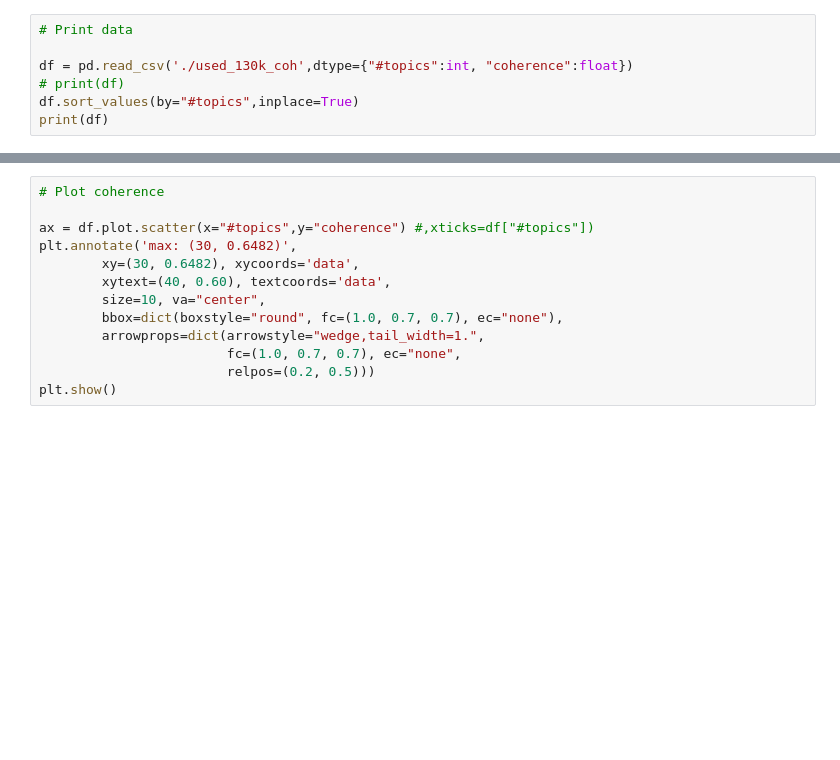
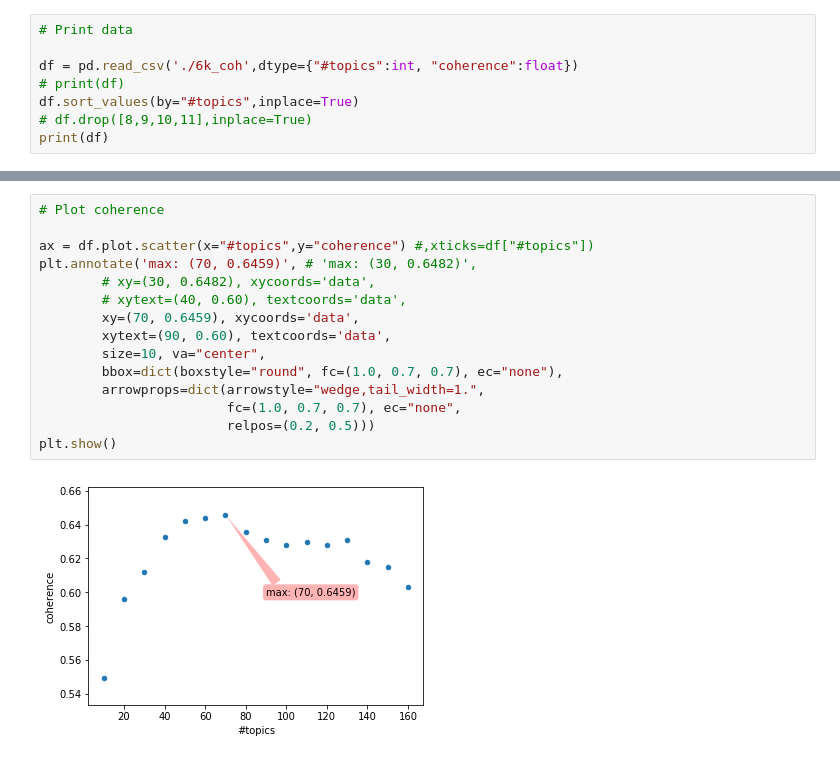
Before and after one commit to karoteeni110/Cleanskin, a Jupyter notebook: src/plot_coherence.ipynb, the cells around one changed output, grey strips where cells are left out. Cells and saved outputs as stored; diff of their text form; blank space fills up the shorter version.

Commit message:
coherence done

```diff
--- a/src/plot_coherence.ipynb
+++ b/src/plot_coherence.ipynb
@@ -36,7 +33,8 @@ toCSV('./overview_13064')
 # %%
 # Print data
 
-df = pd.read_csv('./used_130k_coh',dtype={"#topics":int, "coherence":float})
+df = pd.read_csv('./6k_coh',dtype={"#topics":int, "coherence":float})
 # print(df)
 df.sort_values(by="#topics",inplace=True)
+# df.drop([8,9,10,11],inplace=True)
 print(df)
@@ -43,13 +59,17 @@ print(df)
 # %%
 # Plot coherence
 
 ax = df.plot.scatter(x="#topics",y="coherence") #,xticks=df["#topics"])
-plt.annotate('max: (30, 0.6482)',
-        xy=(30, 0.6482), xycoords='data',
-        xytext=(40, 0.60), textcoords='data',
+plt.annotate('max: (70, 0.6459)', # 'max: (30, 0.6482)',
+        # xy=(30, 0.6482), xycoords='data',
+        # xytext=(40, 0.60), textcoords='data',
+        xy=(70, 0.6459), xycoords='data',
+        xytext=(90, 0.60), textcoords='data',
         size=10, va="center",
         bbox=dict(boxstyle="round", fc=(1.0, 0.7, 0.7), ec="none"),
         arrowprops=dict(arrowstyle="wedge,tail_width=1.",
                         fc=(1.0, 0.7, 0.7), ec="none",
                         relpos=(0.2, 0.5)))
 plt.show()
+# %% [output]
+[figure, added]
```
Also changed, not shown: parts of 2 cells of this notebook, 2 other files.
